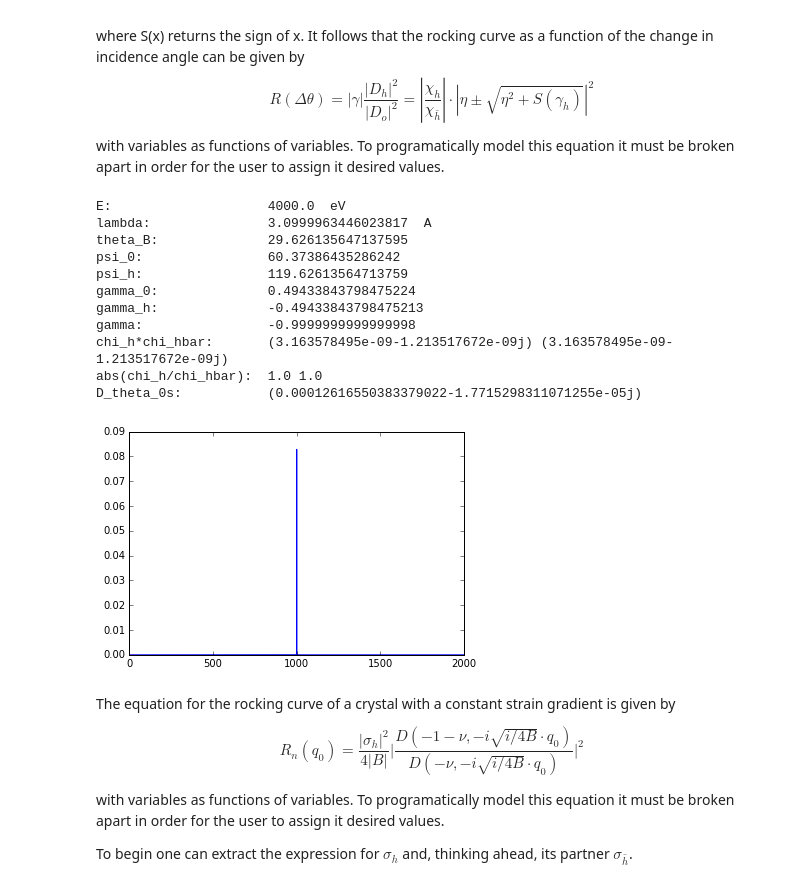
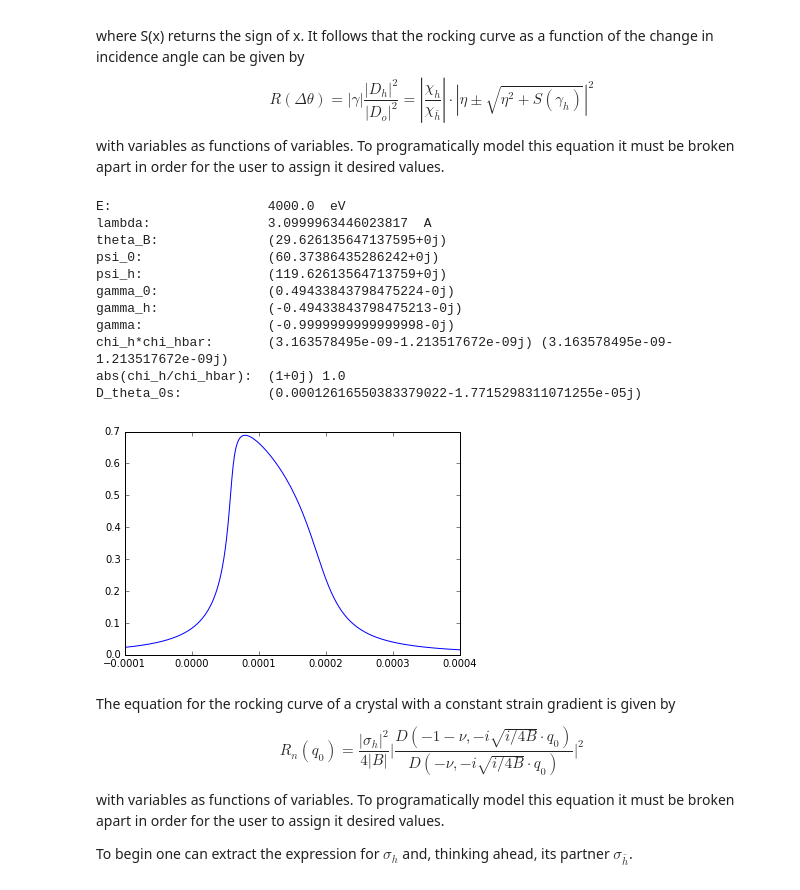
Before and after one commit to JohanEckdahl/rocking-curve, a Jupyter notebook: ConstantStrain.ipynb, the cells around one changed output. Drawn from its saved outputs; the diff is of its cells as text; code cells hidden in the pictures.

```diff
--- a/ConstantStrain.ipynb
+++ b/ConstantStrain.ipynb
@@ -36,7 +40,7 @@ $$R(\Delta\theta)=|\gamma|\frac{|D_h|^2}{|D_o|^2}=|\frac{\chi_h}{\chi_\bar{h}}|\
 with variables as functions of variables. To programatically model this equation it must be broken apart in order for the user to assign it desired values.
 # %%
 #-----------------------#
-#-- Calculated Values --#
+#   Calculated Values   #
 #-----------------------#
 lam = 2.*pi*hbar*c_light/E
 theta_B = asin(0.5*lam/d_h)
@@ -57,58 +61,63 @@ chi_0    = chi_r0  + 1j*chi_i0
 chi_h    = chi_rhr + 1j*chi_rhi + 1j*(chi_ihr + 1j*chi_ihi)
 chi_hbar = chi_rhr - 1j*chi_rhi + 1j*(chi_ihr - 1j*chi_ihi)
 
-chih_times_chihbar = abs_chi_rh**2 - abs_chi_ih**2 + 2.0*1j*(chi_rhr*chi_ihr - chi_ihi*chi_rhi)
-abs_chih_over_chihbar = (abs_chi_rh**2 + abs_chi_ih**2 - 2.*(chi_rhr*chi_ihi - chi_rhi*chi_ihr))/(abs_chi_rh**2 + abs_chi_ih**2 + 2.*(chi_rhr*chi_ihi - chi_rhi*chi_ihr))
+chih_times_chihbar = abs_chi_rh**2 - abs_chi_ih**2\
+    + 2.0*1j*(chi_rhr*chi_ihr - chi_ihi*chi_rhi)
+abs_chih_over_chihbar = (abs_chi_rh**2 + abs_chi_ih**2\
+    - 2.*(chi_rhr*chi_ihi - chi_rhi*chi_ihr))/(abs_chi_rh**2 + abs_chi_ih**2 + 2.*(chi_rhr*chi_ihi - chi_rhi*chi_ihr))
 
 D_theta_0s = -0.5*chi_0*(1.0 - gamma)/sin(2.0*theta_B)
 
 #---------------#
-#-- Functions --#
+#   Functions   #
 #---------------#
 
-# there is something wrong with the handling of complex numbers here
 def eta(D_theta):
-	return (D_theta - abs(D_theta_0s)) * sin(2.0*theta_B)/(abs(C_pol)*sqrt(abs(gamma))*sqrt(abs(chih_times_chihbar)))
-	return (D_theta - D_theta_0s) * sin(2.0*theta_B)/(abs(C_pol)*sqrt(abs(gamma))*sqrt(chih_times_chihbar))
+	return (D_theta - D_theta_0s) * sin(2.0*theta_B)\
+        /(abs(C_pol)*sqrt(abs(gamma))*sqrt(chih_times_chihbar))
+
+def psi(D_theta):
+    return eta(D_theta) - sign(eta(D_theta).real)*sqrt(eta(D_theta)**2 - 1)
 
 def R(D_theta):
-	return abs_chih_over_chihbar * abs(eta(D_theta) - sign(eta(D_theta))*sqrt(eta(D_theta)**2 - 1.0))**2
+	return abs_chih_over_chihbar * abs(psi(D_theta))**2
 
 #----------------#
-#-- Print Data --#
+#   Print Data   #
 #----------------#
 print ('E:                   ' , E/e_charge, ' eV')
 print ('lambda:              ' , lam*1e10, ' A')
 print ('theta_B:             ' , theta_B/pi*180.)
 print ('psi_0:               ' , psi_0/pi*180.)
 print ('psi_h:               ' , psi_h/pi*180.)
 print ('gamma_0:             ' , gamma_0)
 print ('gamma_h:             ' , gamma_h)
 print ('gamma:               ' , gamma)
 print ('chi_h*chi_hbar:      ' , chih_times_chihbar, chi_h*chi_hbar)
 print ('abs(chi_h/chi_hbar): ' , abs_chih_over_chihbar, abs(chi_h/chi_hbar))
 print ('D_theta_0s:          ' , D_theta_0s)
 
-
 #----------#
-#-- Plot --#
+#   Plot   #
 #----------#
 
-plt.plot([R(x/1000) for x in range(-1000,1000)])
+x = np.arange(-.0001, .0004, 2e-6)
+points = [R(x).real for x in x]
+plt.plot(x, points)
 plt.show()
 # %% [output]
 E:                    4000.0  eV
 lambda:               3.0999963446023817  A
-theta_B:              29.626135647137595
-psi_0:                60.37386435286242
-psi_h:                119.62613564713759
-gamma_0:              0.49433843798475224
-gamma_h:              -0.49433843798475213
-gamma:                -0.9999999999999998
+theta_B:              (29.626135647137595+0j)
+psi_0:                (60.37386435286242+0j)
+psi_h:                (119.62613564713759+0j)
+gamma_0:              (0.49433843798475224-0j)
+gamma_h:              (-0.49433843798475213-0j)
+gamma:                (-0.9999999999999998-0j)
 chi_h*chi_hbar:       (3.163578495e-09-1.213517672e-09j) (3.163578495e-09-1.213517672e-09j)
-abs(chi_h/chi_hbar):  1.0 1.0
+abs(chi_h/chi_hbar):  (1+0j) 1.0
 D_theta_0s:           (0.00012616550383379022-1.7715298311071255e-05j)
-[figure, old version]
+[figure, new version]
 # %% [markdown]
 The equation for the rocking curve of a crystal with a constant strain gradient is given by
 
```
Also changed, not shown: parts of 6 cells of this notebook, 1 other file.
